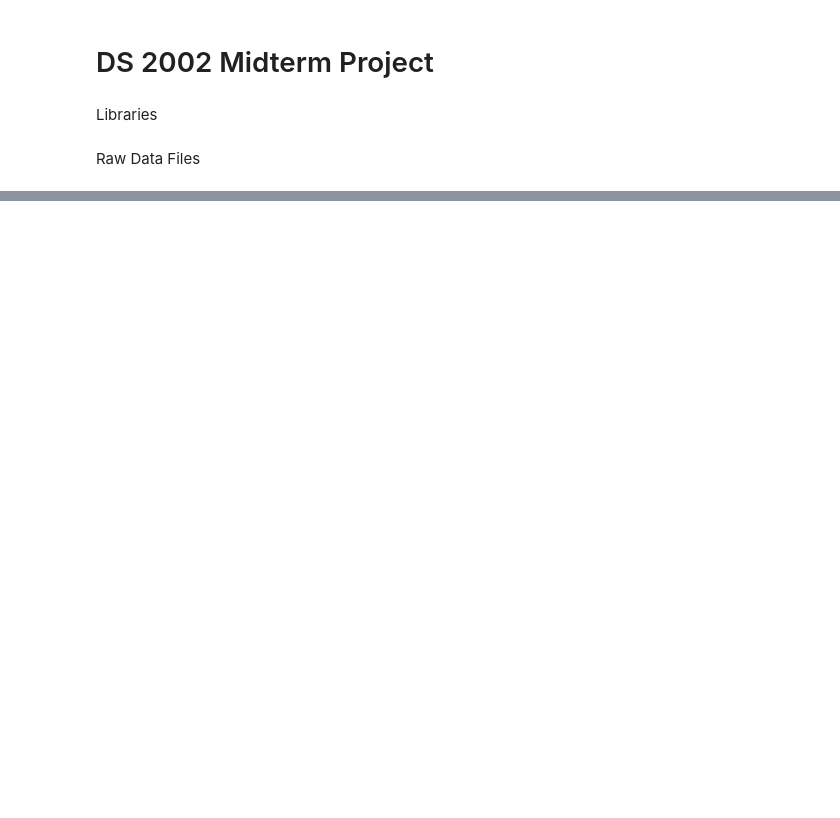
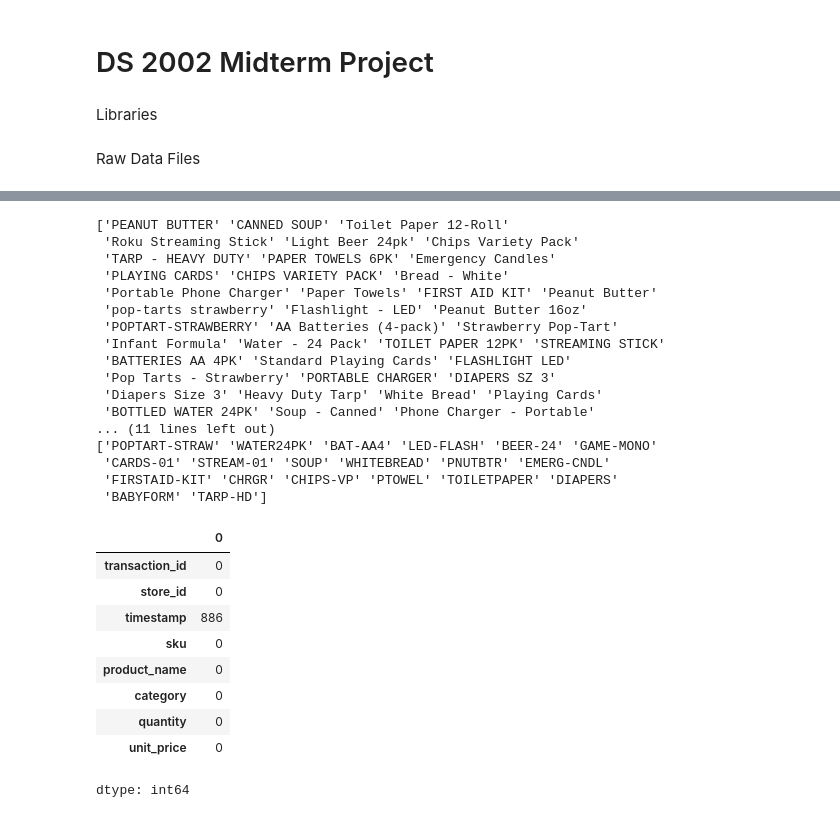
Before and after one commit to Fespinoza1477/walmart-hurricane-project, a Jupyter notebook: Notebooks/Team_Notebook.ipynb, the cells around one changed output, grey strips where cells are left out. Saved outputs shown, nothing was run; the diff lists cells and outputs as text; code cells hidden in the pictures; blank space fills up the shorter version.

```diff
--- a/Notebooks/Team_Notebook.ipynb
+++ b/Notebooks/Team_Notebook.ipynb
@@ -46,0 +291,47 @@ walmart.db          100%[===================>] 344.00K  --.-KB/s    in 0.03s
+# %%
+# Cleaning category by normalizing case and consolidating category labels
+trans["category"] = (
+    trans["category"].str.strip().str.lower()
+    .str.title()
+)
+trans["category"]=trans["category"].replace(category_map)
+
+
+# SKU map
+trans["sku"]=trans["sku"].replace(sku_map)
+
+
+# product names
+
+print(trans["product_name"].unique())
+print(trans["sku"].unique())
+print(cat["sku"].unique())
+trans.isna().sum()
+# %% [output]
+['PEANUT BUTTER' 'CANNED SOUP' 'Toilet Paper 12-Roll'
+ 'Roku Streaming Stick' 'Light Beer 24pk' 'Chips Variety Pack'
+ 'TARP - HEAVY DUTY' 'PAPER TOWELS 6PK' 'Emergency Candles'
+ 'PLAYING CARDS' 'CHIPS VARIETY PACK' 'Bread - White'
+ 'Portable Phone Charger' 'Paper Towels' 'FIRST AID KIT' 'Peanut Butter'
+ 'pop-tarts strawberry' 'Flashlight - LED' 'Peanut Butter 16oz'
+ 'POPTART-STRAWBERRY' 'AA Batteries (4-pack)' 'Strawberry Pop-Tart'
+ 'Infant Formula' 'Water - 24 Pack' 'TOILET PAPER 12PK' 'STREAMING STICK'
+ 'BATTERIES AA 4PK' 'Standard Playing Cards' 'FLASHLIGHT LED'
+ 'Pop Tarts - Strawberry' 'PORTABLE CHARGER' 'DIAPERS SZ 3'
+ 'Diapers Size 3' 'Heavy Duty Tarp' 'White Bread' 'Playing Cards'
+ 'BOTTLED WATER 24PK' 'Soup - Canned' 'Phone Charger - Portable'
+... (11 lines left out)
+['POPTART-STRAW' 'WATER24PK' 'BAT-AA4' 'LED-FLASH' 'BEER-24' 'GAME-MONO'
+ 'CARDS-01' 'STREAM-01' 'SOUP' 'WHITEBREAD' 'PNUTBTR' 'EMERG-CNDL'
+ 'FIRSTAID-KIT' 'CHRGR' 'CHIPS-VP' 'PTOWEL' 'TOILETPAPER' 'DIAPERS'
+ 'BABYFORM' 'TARP-HD']
+|  | 0 |
+| transaction_id | 0 |
+| store_id | 0 |
+| timestamp | 886 |
+| sku | 0 |
+| product_name | 0 |
+| category | 0 |
+| quantity | 0 |
+| unit_price | 0 |
+dtype: int64
```
Also changed, not shown: parts of 10 cells of this notebook.
